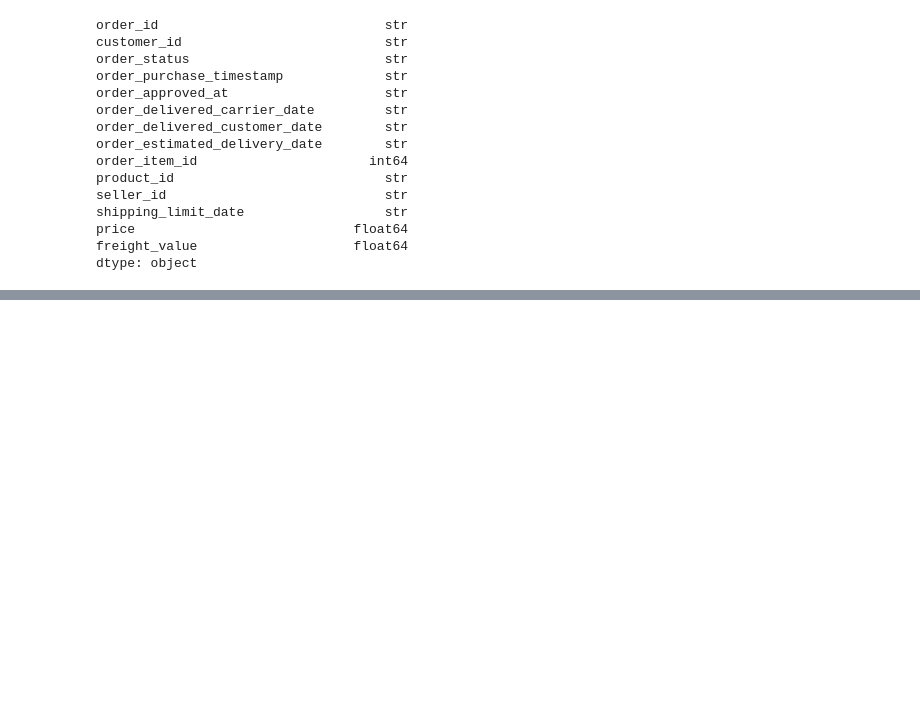
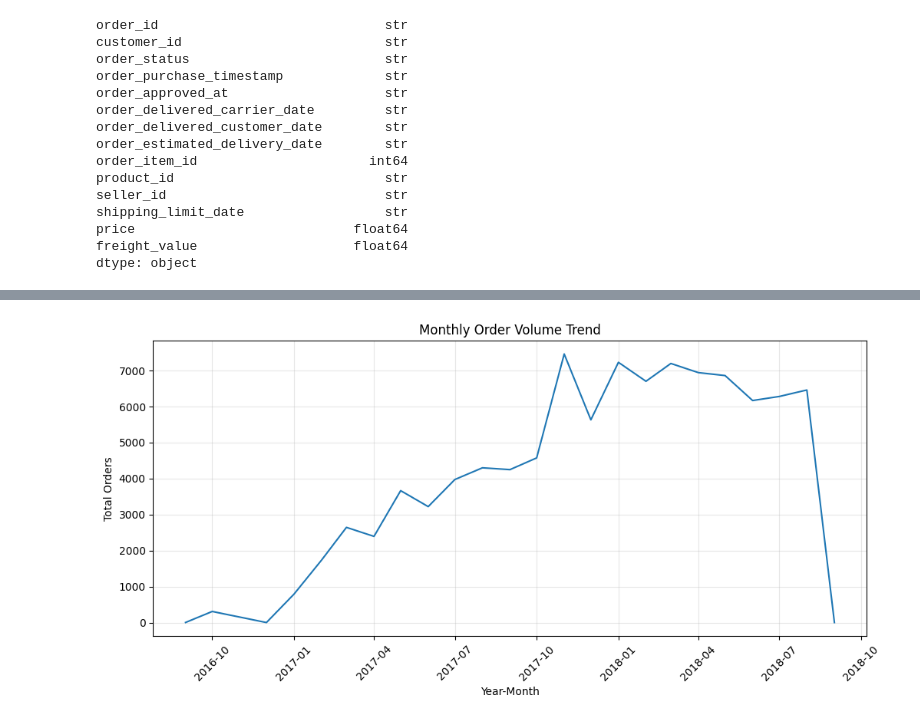
Before and after one commit to NazreenShanavaz/ecommerce-customer-intelligence, a Jupyter notebook: notebooks/03_sales_performance_analysis.ipynb, the cells around one changed output, grey strips where cells are left out. Cells and saved outputs as stored; diff of their text form; code cells hidden in the pictures; blank space fills up the shorter version.

```diff
--- a/notebooks/03_sales_performance_analysis.ipynb
+++ b/notebooks/03_sales_performance_analysis.ipynb
@@ -60,0 +271,18 @@ for col in date_columns:
+# %%
+monthly_order_volume['year_month'] = pd.to_datetime({
+    'year': monthly_order_volume['purchase_year'],
+    'month': monthly_order_volume['purchase_month'],
+    'day': 1
+})
+# %%
+#Monthly Order Volume Trend
+plt.figure(figsize=(12, 5))
+plt.grid(True, alpha=0.3)
+plt.plot(monthly_order_volume['year_month'], monthly_order_volume['total_orders'])
+plt.xlabel('Year-Month')
+plt.ylabel('Total Orders')
+plt.title('Monthly Order Volume Trend')
+plt.xticks(rotation=45)
+plt.show()
+# %% [output]
+[figure, added]
```
Also changed, not shown: parts of 19 cells of this notebook.
